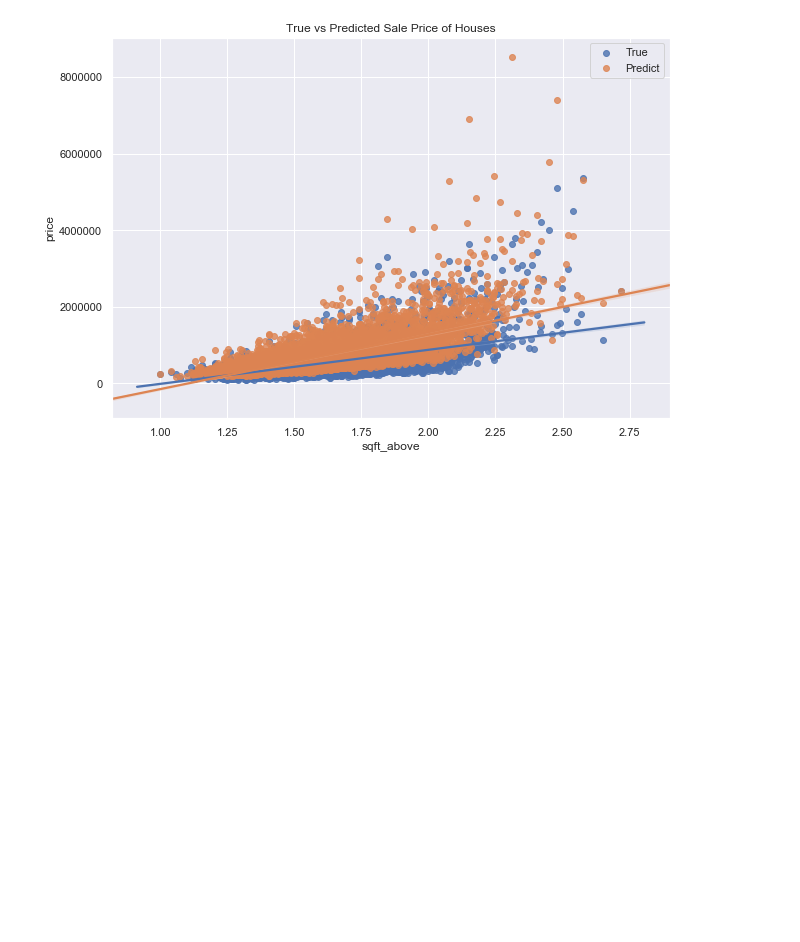
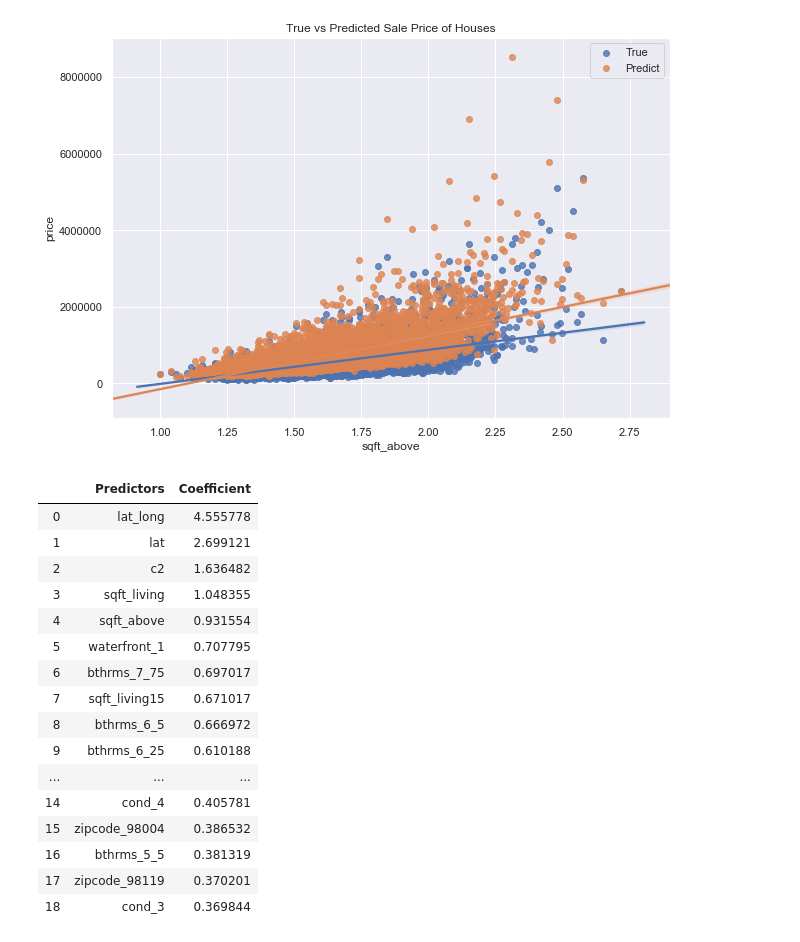
Before and after one commit to jefferyrosario/dsc-mod-2-project-v2-1-onl01-dtsc-pt-012120, a Jupyter notebook: student.ipynb, the cells around one changed output. Saved outputs shown, nothing was run; the diff lists cells and outputs as text; code cells hidden in the pictures; blank space fills up the shorter version.

```diff
--- a/student.ipynb
+++ b/student.ipynb
@@ -679,4 +619,31 @@ plt.legend()
 plt.title("True vs Predicted Sale Price of Houses");
 # %% [output]
 [figure]
+# %%
+top_20 = model.params.sort_values(ascending = False).head(20)
+top_20 = pd.DataFrame({'Predictors':top_20.index, 'Coefficient':top_20.values})
+# %%
+top_20.set_index('Predictors', inplace = True)
+top_20.drop('Intercept', inplace =True)
+top_20.reset_index(inplace = True)
+# %%
+top_20
+# %% [output]
+|  | Predictors | Coefficient |
+| 0 | lat_long | 4.555778 |
+| 1 | lat | 2.699121 |
+| 2 | c2 | 1.636482 |
+| 3 | sqft_living | 1.048355 |
+| 4 | sqft_above | 0.931554 |
+| 5 | waterfront_1 | 0.707795 |
+| 6 | bthrms_7_75 | 0.697017 |
+| 7 | sqft_living15 | 0.671017 |
+| 8 | bthrms_6_5 | 0.666972 |
+| 9 | bthrms_6_25 | 0.610188 |
+| ... | ... | ... |
+| 14 | cond_4 | 0.405781 |
+| 15 | zipcode_98004 | 0.386532 |
+| 16 | bthrms_5_5 | 0.381319 |
+| 17 | zipcode_98119 | 0.370201 |
+| 18 | cond_3 | 0.369844 |
 # %% [markdown]
```
Also changed, not shown: parts of 32 cells of this notebook, 2 other files.
